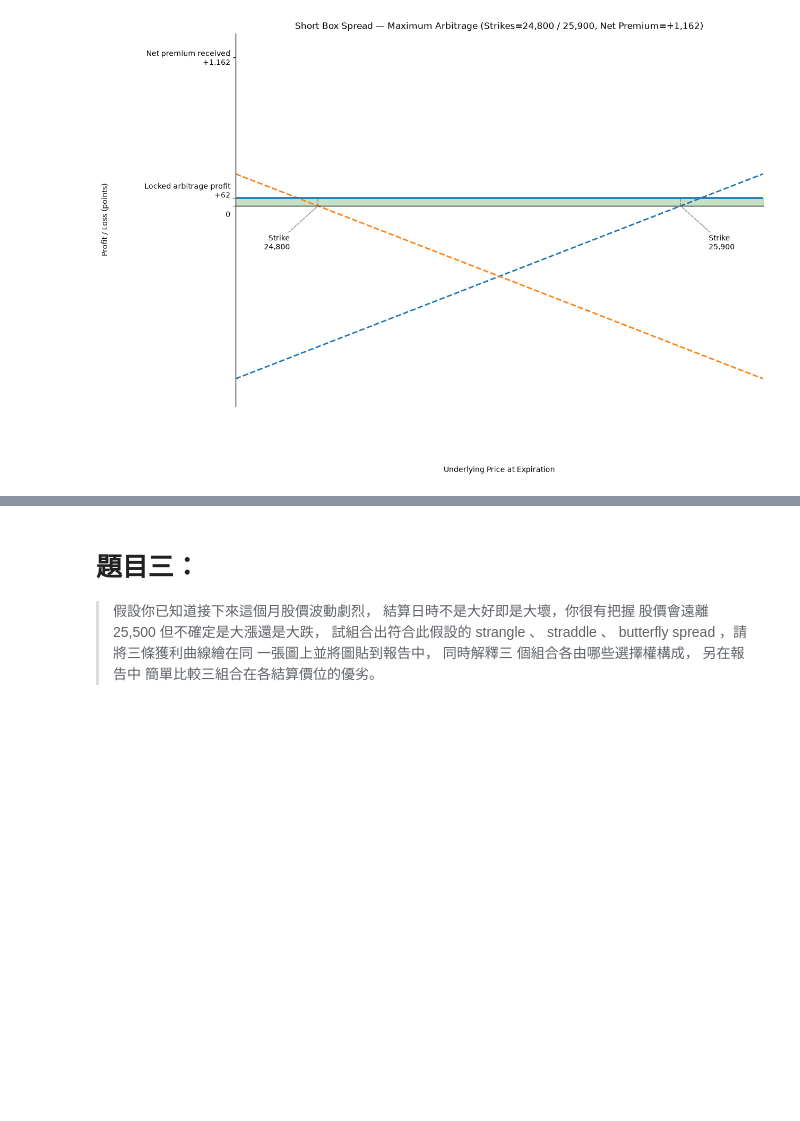
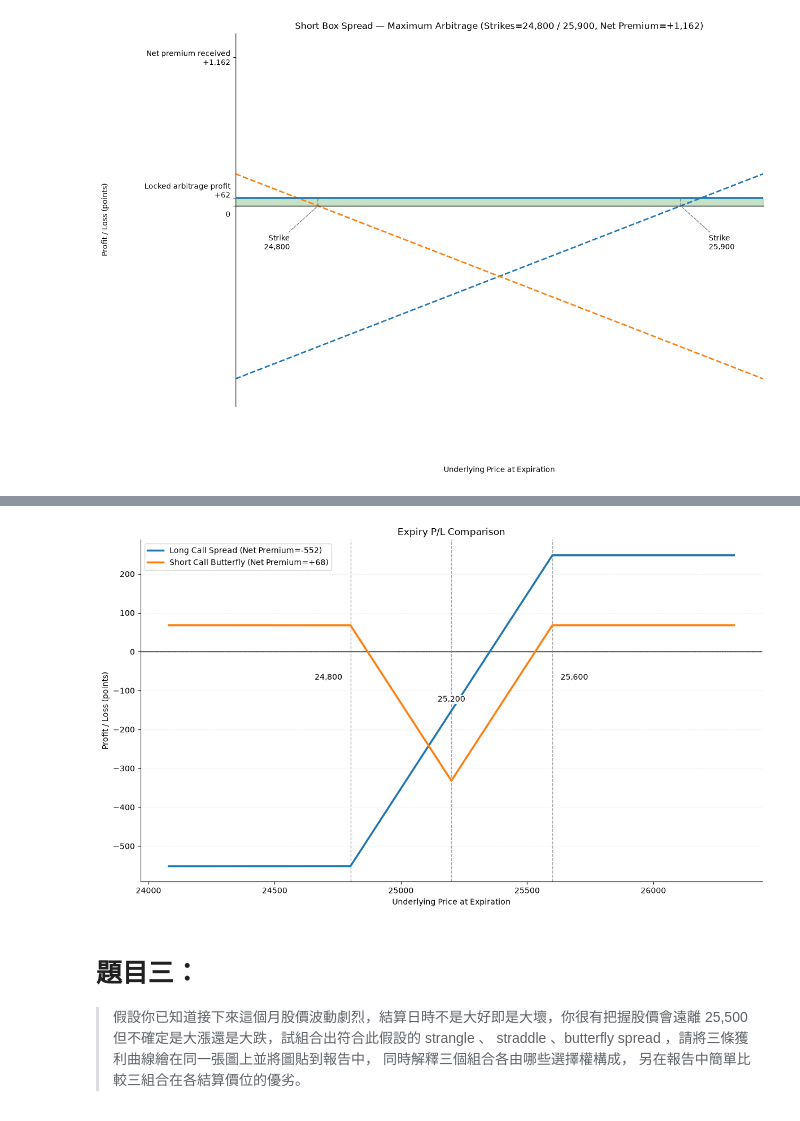
Before and after one commit to bimy09233/115-course-ai-for-finance-lab, a Jupyter notebook: HW3/option_strategy.ipynb, the cells around one changed output, grey strips where cells are left out. Saved outputs shown, nothing was run; the diff lists cells and outputs as text; code cells hidden in the pictures; blank space fills up the shorter version.

```diff
--- a/HW3/option_strategy.ipynb
+++ b/HW3/option_strategy.ipynb
@@ -680,2 +578,40 @@ plot_short_box('Short Box Spread — Minimum Arbitrage', 25_000, 25_500)
+# %%
+_q2_prices = np.linspace(24_080, 26_320, 2_001)
+_q2_strategies = [
+    ('Long Call Spread', [
+        ('call', 24_800, 1), ('call', 25_600, -1)
+    ], 'tab:blue'),
+    ('Short Call Butterfly', [
+        ('call', 24_800, -1), ('call', 25_200, 2), ('call', 25_600, -1)
+    ], 'tab:orange'),
+]
+
+fig, ax = plt.subplots(figsize=(12, 7))
+for strategy_name, legs, color in _q2_strategies:
+    _net_premium, _pnl = calculate_option_strategy_pnl(legs, _q2_prices)
+    ax.plot(
+        _q2_prices, _pnl, color=color, linewidth=2.5,
+        label=f'{strategy_name} (Net Premium={_net_premium:+,.0f})',
+    )
+
+ax.axhline(0, color='black', linewidth=1.0, zorder=0)
+_q2_strike_label_offsets = {24_800: (-28, -28), 25_200: (0, -56), 25_600: (28, -28)}
+for strike in (24_800, 25_200, 25_600):
+    ax.axvline(strike, color='gray', linestyle='--', linewidth=1.0, alpha=0.7, zorder=0)
+    ax.annotate(f'{strike:,.0f}', xy=(strike, 0), xytext=_q2_strike_label_offsets[strike],
+                textcoords='offset points', ha='center', va='top',
+                bbox=dict(facecolor='white', edgecolor='none', alpha=0.9, pad=0.5))
+
+ax.set_title('Expiry P/L Comparison')
+ax.set_xlabel('Underlying Price at Expiration')
+ax.set_ylabel('Profit / Loss (points)')
+ax.legend(loc='best')
+ax.grid(axis='y', linestyle=':', alpha=0.35)
+ax.spines['top'].set_visible(False)
+ax.spines['right'].set_visible(False)
+fig.tight_layout()
+plt.show()
+# %% [output]
+[figure, added]
 # %% [markdown]
 # 題目三：
```
Also changed, not shown: parts of 17 cells of this notebook, 2 other files.
